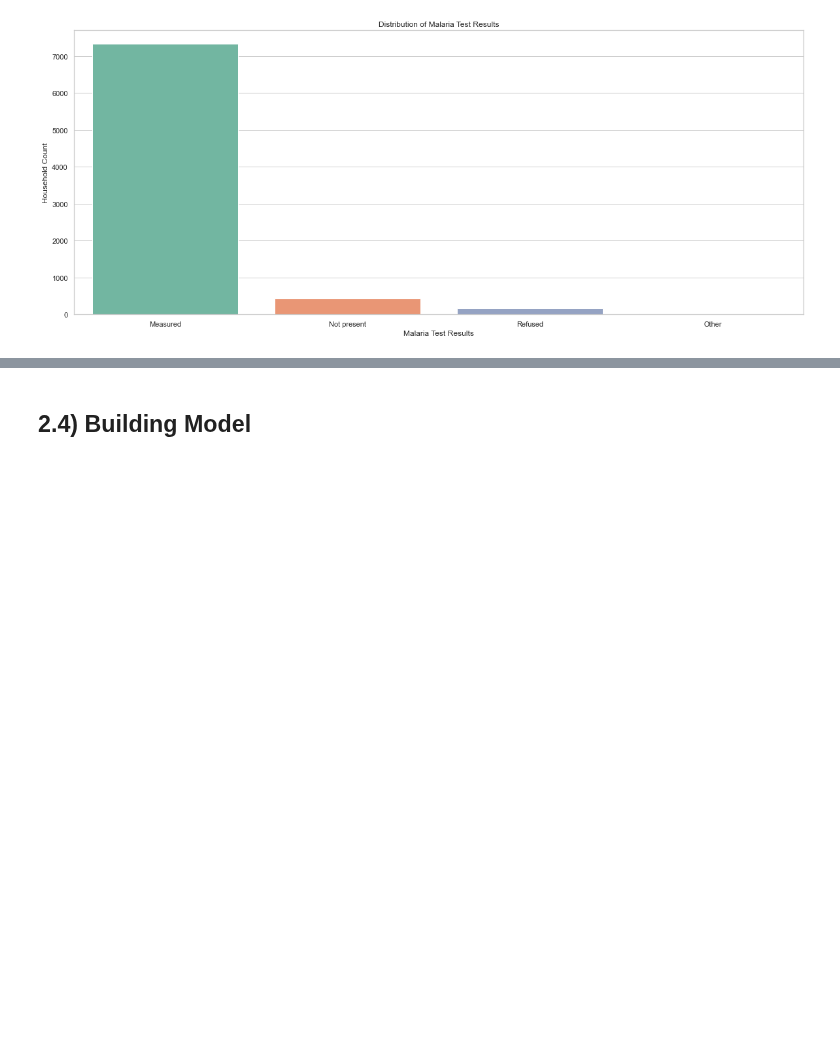
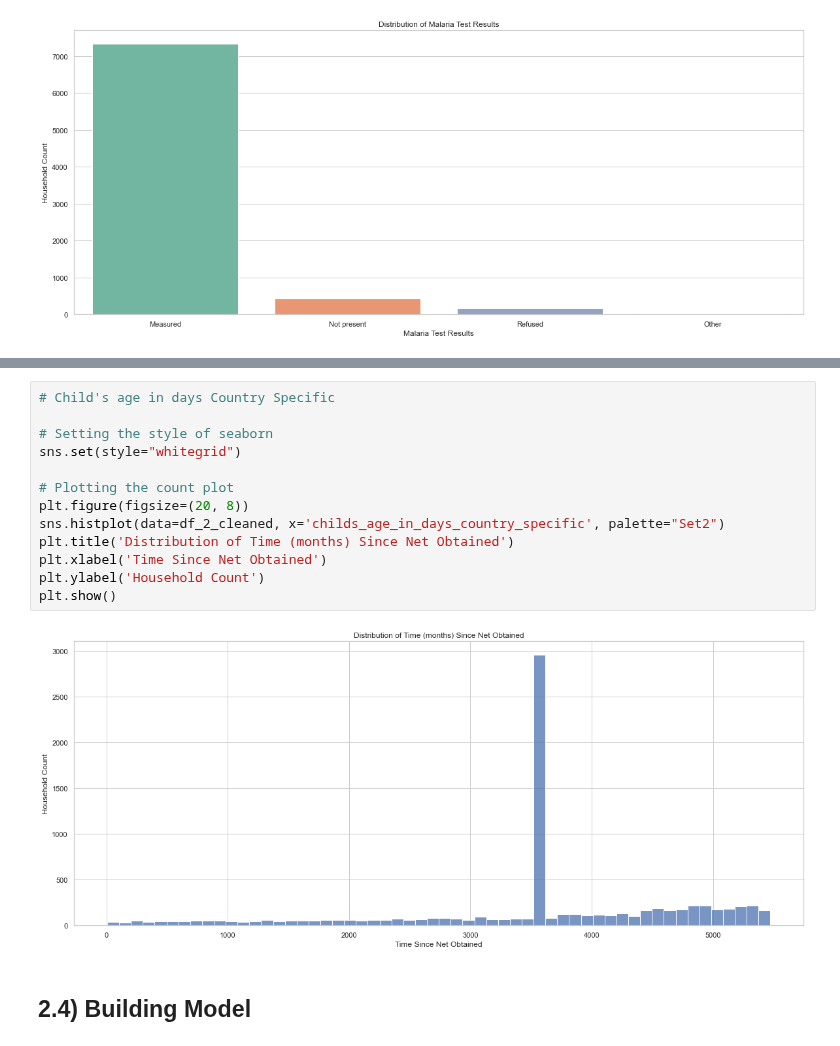
Before and after one commit to Dominic-Mu/dsc-phase-5-group-14-project, a Jupyter notebook: index.ipynb, the cells around one changed output, grey strips where cells are left out. Saved outputs shown, nothing was run; the diff lists cells and outputs as text; blank space fills up the shorter version.

```diff
--- a/index.ipynb
+++ b/index.ipynb
@@ -847,3 +902,18 @@ plt.show()
+# %%
+# Child's age in days Country Specific
+
+# Setting the style of seaborn
+sns.set(style="whitegrid")
+
+# Plotting the count plot
+plt.figure(figsize=(20, 8))
+sns.histplot(data=df_2_cleaned, x='childs_age_in_days_country_specific', palette="Set2")
+plt.title('Distribution of Time (months) Since Net Obtained')
+plt.xlabel('Time Since Net Obtained')
+plt.ylabel('Household Count')
+plt.show()
+# %% [output]
+[figure, added]
 # %% [markdown]
 ## 2.4) Building Model
 # %%
```
Also changed, not shown: parts of 21 cells of this notebook, 3 other files.
